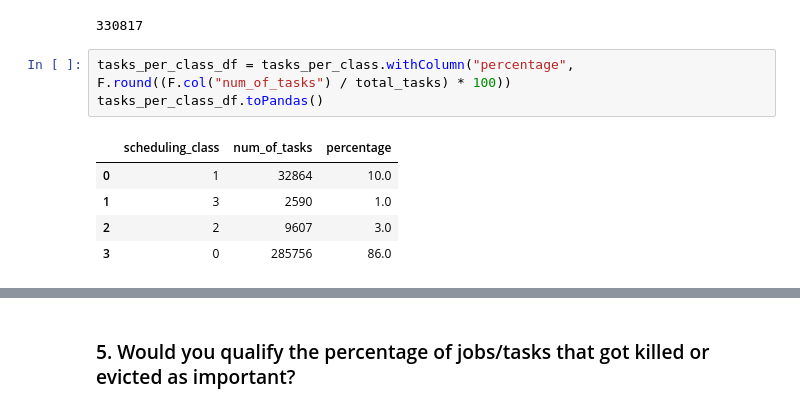
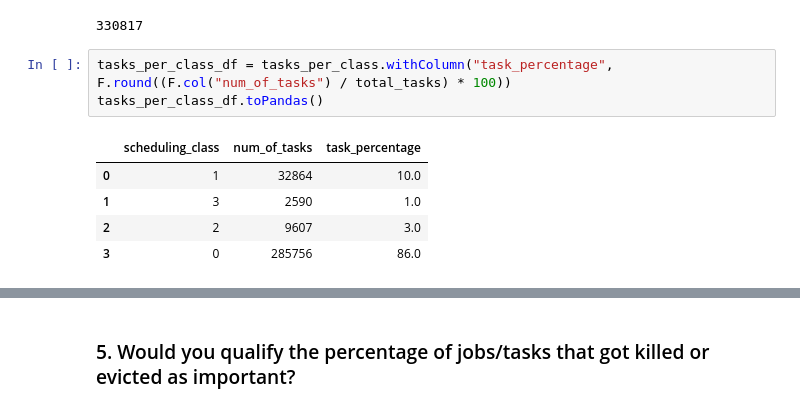
Before and after one commit to len-rtz/LDMS-google-traces-spark, a Jupyter notebook: google_cluster_analysis.ipynb, the cells around one changed output, grey strips where cells are left out. Saved outputs shown, nothing was run; the diff lists cells and outputs as text.

```diff
--- a/google_cluster_analysis.ipynb
+++ b/google_cluster_analysis.ipynb
@@ -347,10 +358,10 @@ total_tasks
 # %% [output]
 330817
 # %%
-tasks_per_class_df = tasks_per_class.withColumn("percentage", F.round((F.col("num_of_tasks") / total_tasks) * 100))
+tasks_per_class_df = tasks_per_class.withColumn("task_percentage", F.round((F.col("num_of_tasks") / total_tasks) * 100))
 tasks_per_class_df.toPandas()
 # %% [output]
-|  | scheduling_class | num_of_tasks | percentage |
+|  | scheduling_class | num_of_tasks | task_percentage |
 | 0 | 1 | 32864 | 10.0 |
 | 1 | 3 | 2590 | 1.0 |
 | 2 | 2 | 9607 | 3.0 |
```
Also changed, not shown: parts of 53 cells of this notebook, 2 other files.
